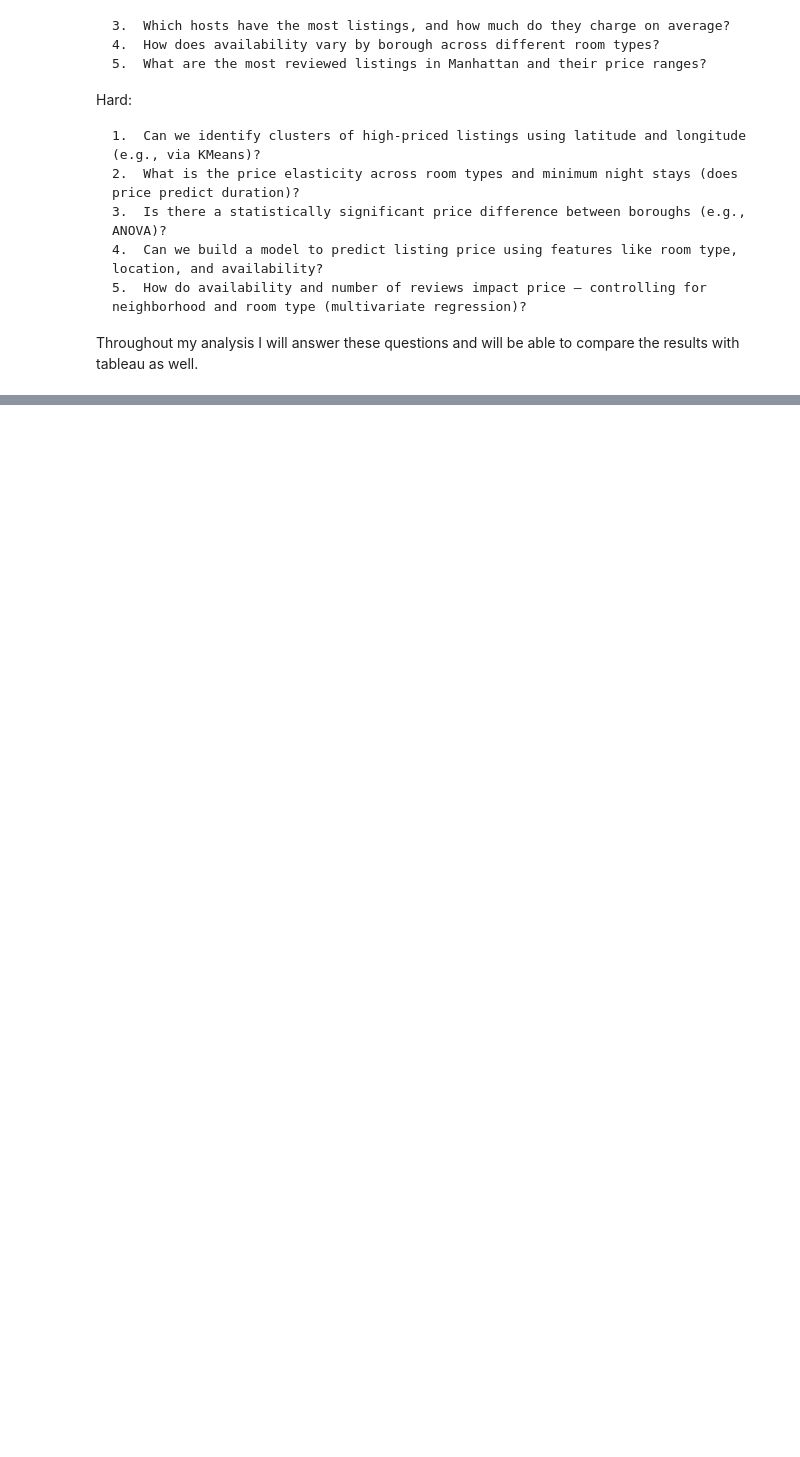
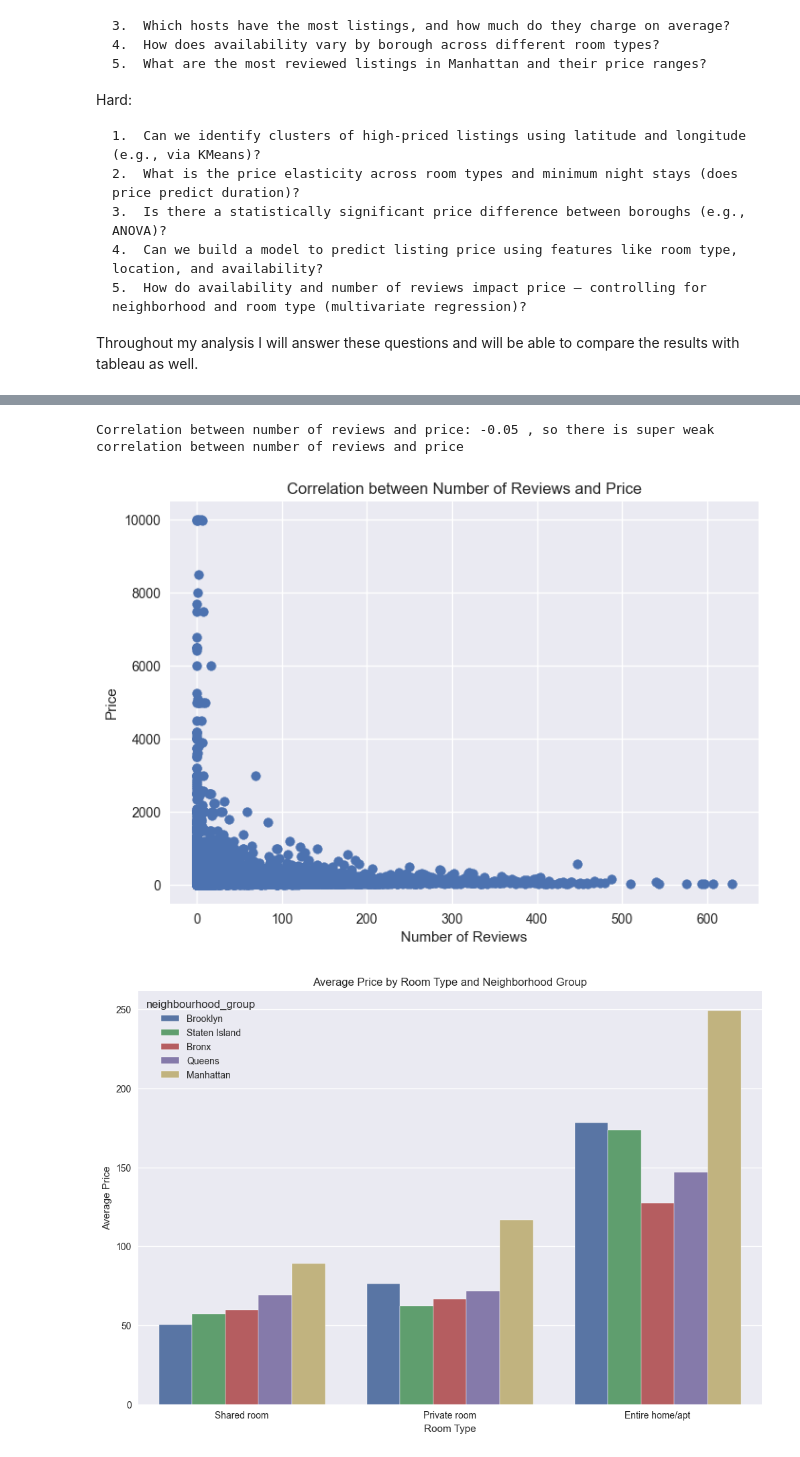
Before and after one commit to AndrewHlavacek/EDA_NYCAirbnb, a Jupyter notebook: nyairbnb_analysis.ipynb, the cells around one changed output, grey strips where cells are left out. Drawn from its saved outputs; the diff is of its cells as text; code cells hidden in the pictures; blank space fills up the shorter version.

```diff
--- a/nyairbnb_analysis.ipynb
+++ b/nyairbnb_analysis.ipynb
@@ -91,0 +189,54 @@ df = pd.read_csv('/Users/andrewhlavacek/Documents/EDA_NYCAirbnb/AB_NYC_2019.csv'
+# %%
+import pandas as pd
+import matplotlib.pyplot as plt
+import seaborn as sns
+
+filepath = '/Users/andrewhlavacek/Documents/EDA_NYCAirbnb/AB_NYC_2019.csv'
+df = pd.read_csv(filepath)
+
+# Now it's time to answer the INTERMEDIATE questions
+
+#   1.	Is there a correlation between number of reviews and price?
+#	2.	What is the average price of listings based on room type and neighborhood group?
+#	3.	Which hosts have the most listings, and how much do they charge on average?
+#	4.	How does availability vary by borough across different room types?
+#	5.	What are the most reviewed listings in Manhattan and their price ranges?
+
+# 1. Is there a correlation between number of reviews and price?
+
+# Calculate correlation between number of reviews and price
+correlation = df['number_of_reviews'].corr(df['price'])
+print(f"Correlation between number of reviews and price: {correlation:.2f}, so there is super weak correlation between number of reviews and price")
+
+# Create a scatter plot to visualize the relationship
+plt.scatter(df['number_of_reviews'], df['price'])
+plt.xlabel('Number of Reviews')
+plt.ylabel('Price')
+plt.title('Correlation between Number of Reviews and Price')
+plt.show()
+
+
+# 2. What is the average price of listings based on room type and neighborhood group?
+# Calculate average price by room type and neighborhood group
+avg_price_by_room_type = df.groupby(['room_type', 'neighbourhood_group'])['price'].mean().reset_index().sort_values(by='price', ascending=True)
+
+# Create a bar plot to visualize the average price by room type and neighborhood group
+plt.figure(figsize=(12, 8))
+sns.barplot(x='room_type', y='price', hue='neighbourhood_group', data=avg_price_by_room_type)
+plt.xlabel('Room Type')
+plt.ylabel('Average Price')
+plt.title('Average Price by Room Type and Neighborhood Group')
+plt.show()
+
+# 3. Which hosts have the most listings, and how much do they charge on average?
+
+# Calculate the number of listings by host
+host_listing_count = df['host_id'].value_counts().reset_index()
+host_listing_count.columns = ['host_id', 'listing_count']
+
+# Calculate average price by host
+avg_price_by_host = df.groupby('host_id')['price'].mean().reset_index()
+# %% [output]
+Correlation between number of reviews and price: -0.05 , so there is super weak correlation between number of reviews and price
+[figure, added]
+[figure, added]
```
Also changed, not shown: parts of 3 cells of this notebook, 1 other file.
